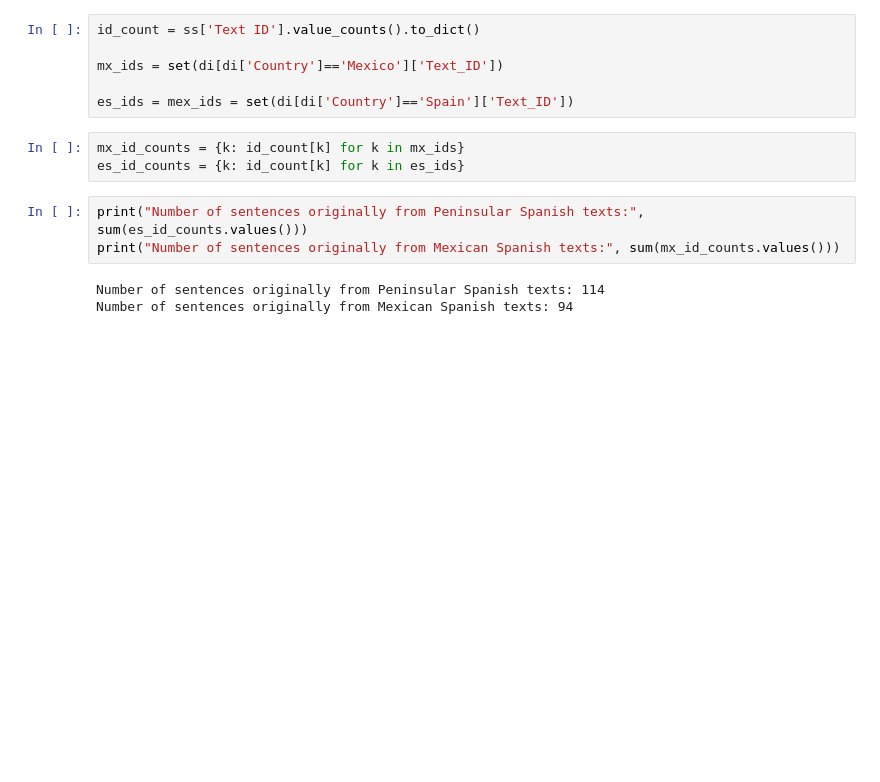
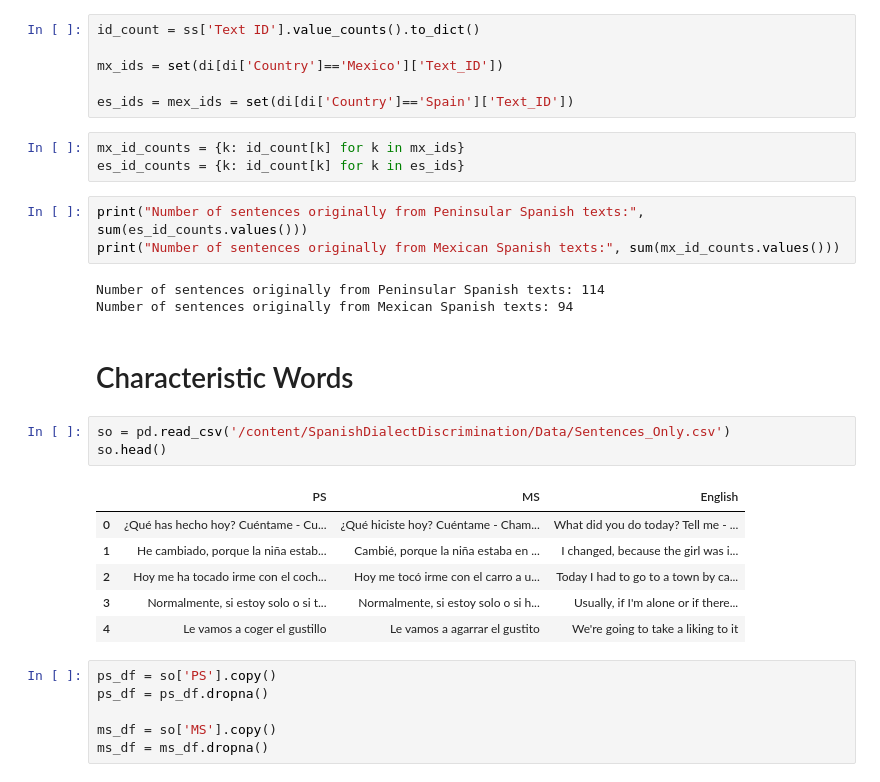
Before and after one commit to DV-11/SpanishDialectDiscrimination, a Jupyter notebook: Spanish_Sentence_Dataset_Info.ipynb, the cells around one changed output. Drawn from its saved outputs; the diff is of its cells as text; blank space fills up the shorter version.

```diff
--- a/Spanish_Sentence_Dataset_Info.ipynb
+++ b/Spanish_Sentence_Dataset_Info.ipynb
@@ -37,3 +48,21 @@ print("Number of sentences originally from Mexican Spanish texts:", sum(mx_id_co
 # %% [output]
 Number of sentences originally from Peninsular Spanish texts: 114
 Number of sentences originally from Mexican Spanish texts: 94
+# %% [markdown]
+# Characteristic Words
+# %%
+so = pd.read_csv('/content/SpanishDialectDiscrimination/Data/Sentences_Only.csv')
+so.head()
+# %% [output]
+|  | PS | MS | English |
+| 0 | ¿Qué has hecho hoy? Cuéntame - Cu... | ¿Qué hiciste hoy? Cuéntame - Cham... | What did you do today? Tell me - ... |
+| 1 | He cambiado, porque la niña estab... | Cambié, porque la niña estaba en ... | I changed, because the girl was i... |
+| 2 | Hoy me ha tocado irme con el coch... | Hoy me tocó irme con el carro a u... | Today I had to go to a town by ca... |
+| 3 | Normalmente, si estoy solo o si t... | Normalmente, si estoy solo o si h... | Usually, if I'm alone or if there... |
+| 4 | Le vamos a coger el gustillo | Le vamos a agarrar el gustito | We're going to take a liking to it |
+# %%
+ps_df = so['PS'].copy()
+ps_df = ps_df.dropna()
+
+ms_df = so['MS'].copy()
+ms_df = ms_df.dropna()
```
Also changed, not shown: parts of 10 cells of this notebook.
